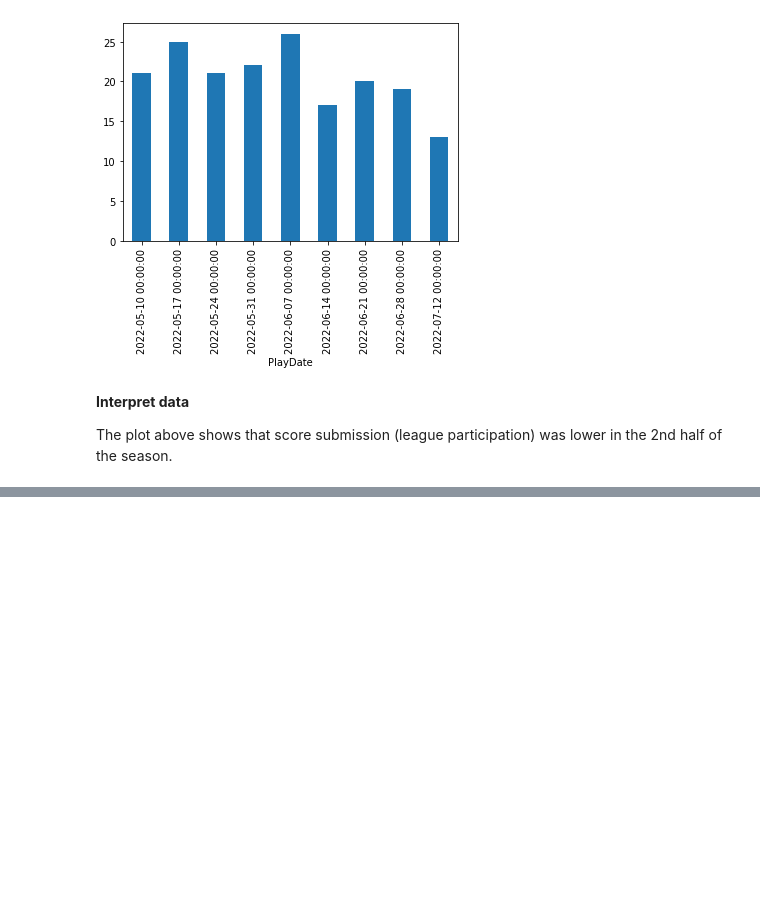
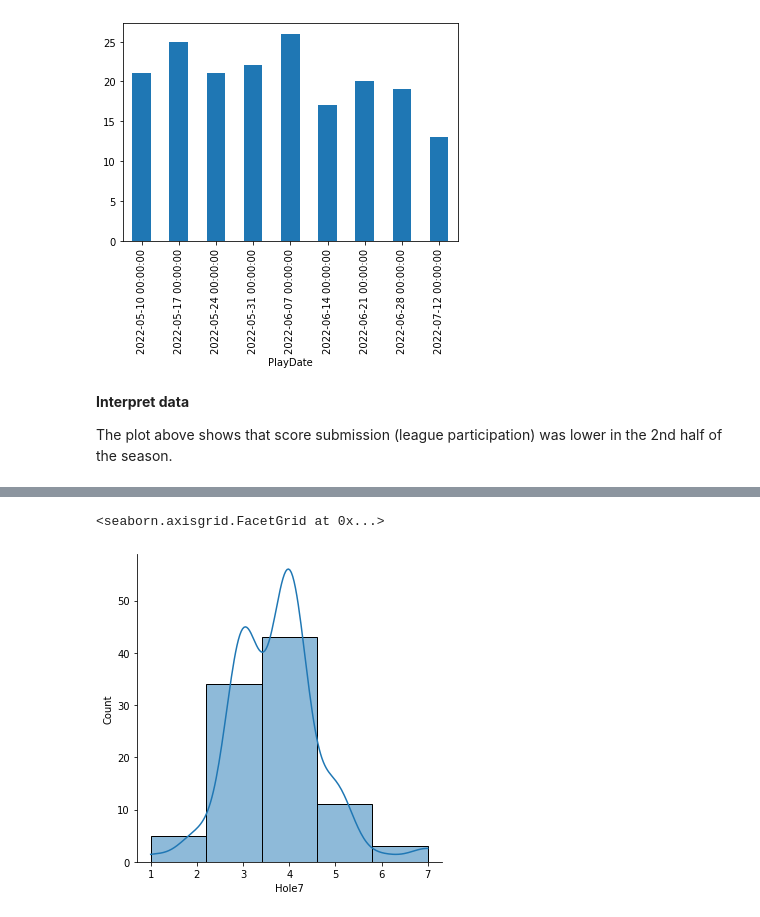
Before and after one commit to preptechmetrics/golf_project, a Jupyter notebook: Golf_League_Scoring_Project.ipynb, the cells around one changed output, grey strips where cells are left out. Cells and saved outputs as stored; diff of their text form; code cells hidden in the pictures; blank space fills up the shorter version.

```diff
--- a/Golf_League_Scoring_Project.ipynb
+++ b/Golf_League_Scoring_Project.ipynb
@@ -440,0 +440,6 @@ The plot above shows that score submission (league participation) was lower in t
+# %%
+# A different way to look at scores on Hole #7
+sns.displot(x = 'Hole7',kde=True,bins = 5 , data=Modified_raw_data_df)
+# %% [output]
+<seaborn.axisgrid.FacetGrid at 0x...>
+[figure, added]
```
Also changed, not shown: parts of 17 cells of this notebook.
